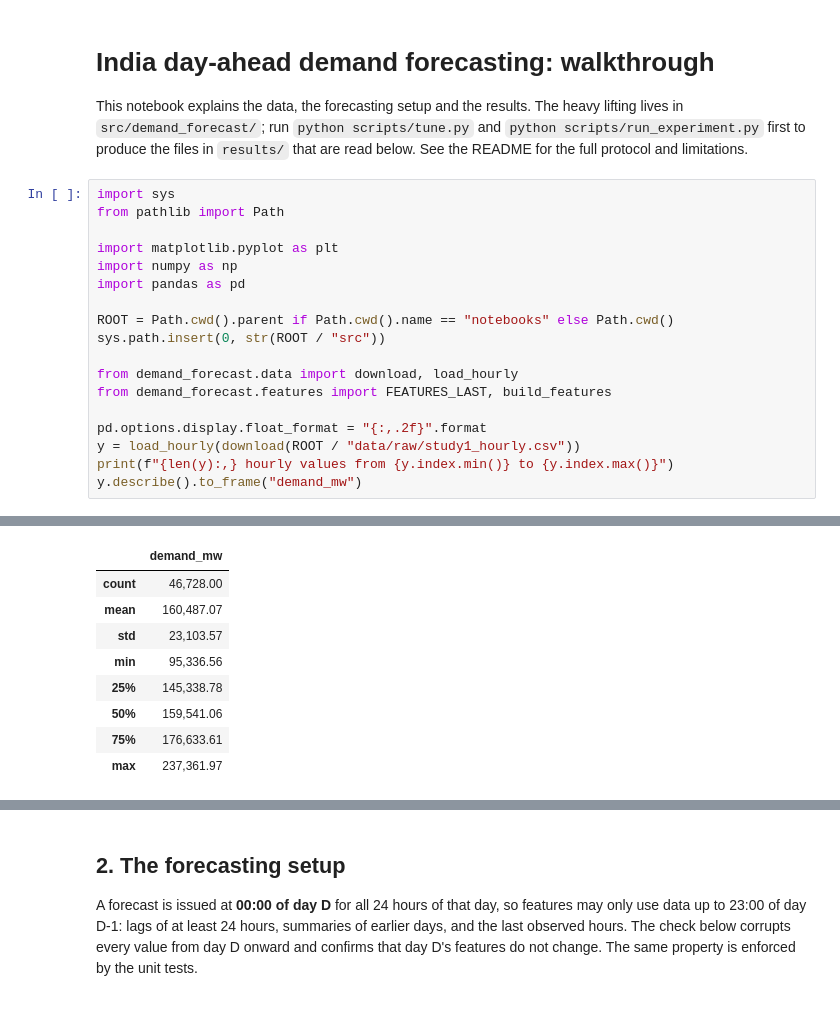
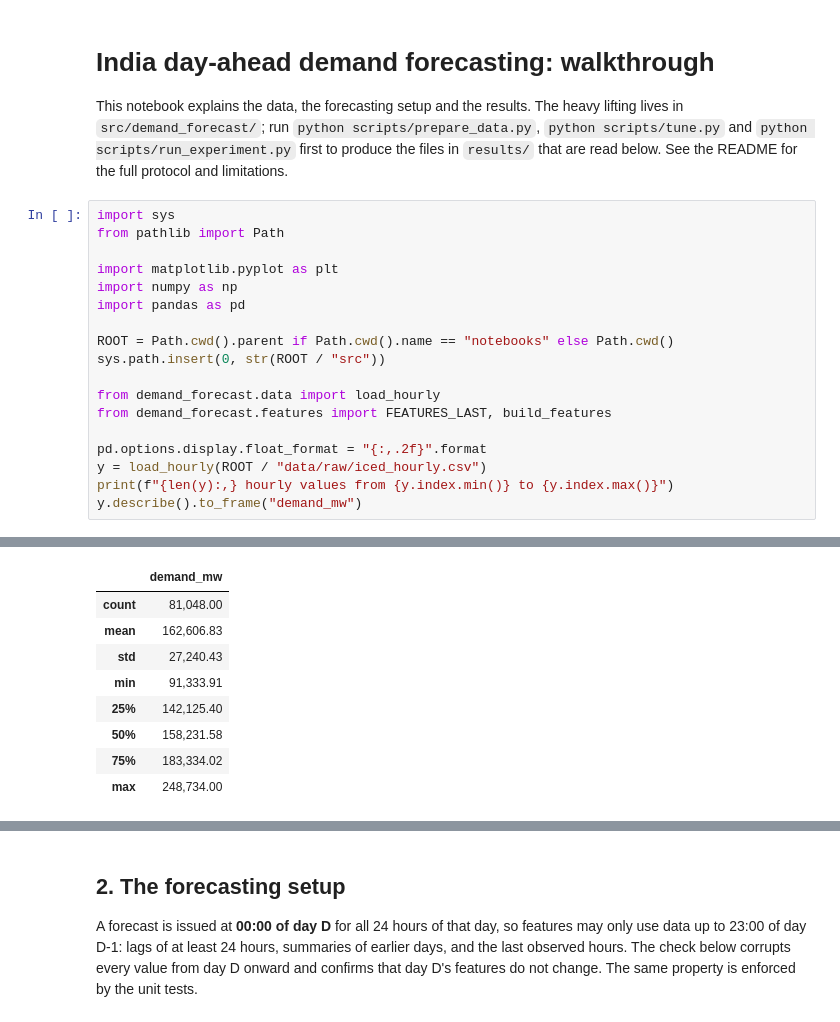
Before and after one commit to ankitsharmaMCET/india-demand-forecasting, a Jupyter notebook: notebooks/walkthrough.ipynb, the cells around one changed output, grey strips where cells are left out. Cells and saved outputs as stored; diff of their text form.

```diff
--- a/notebooks/walkthrough.ipynb
+++ b/notebooks/walkthrough.ipynb
@@ -1,7 +1,7 @@
 # %% [markdown]
 # India day-ahead demand forecasting: walkthrough
 
-This notebook explains the data, the forecasting setup and the results. The heavy lifting lives in `src/demand_forecast/`; run `python scripts/tune.py` and `python scripts/run_experiment.py` first to produce the files in `results/` that are read below. See the README for the full protocol and limitations.
+This notebook explains the data, the forecasting setup and the results. The heavy lifting lives in `src/demand_forecast/`; run `python scripts/prepare_data.py`, `python scripts/tune.py` and `python scripts/run_experiment.py` first to produce the files in `results/` that are read below. See the README for the full protocol and limitations.
 # %%
 import sys
 from pathlib import Path
@@ -13,11 +13,11 @@ import pandas as pd
 ROOT = Path.cwd().parent if Path.cwd().name == "notebooks" else Path.cwd()
 sys.path.insert(0, str(ROOT / "src"))
 
-from demand_forecast.data import download, load_hourly
+from demand_forecast.data import load_hourly
 from demand_forecast.features import FEATURES_LAST, build_features
 
 pd.options.display.float_format = "{:,.2f}".format
-y = load_hourly(download(ROOT / "data/raw/study1_hourly.csv"))
+y = load_hourly(ROOT / "data/raw/iced_hourly.csv")
 print(f"{len(y):,} hourly values from {y.index.min()} to {y.index.max()}")
 y.describe().to_frame("demand_mw")
 # %% [output]
@@ -25,12 +25,12 @@ y.describe().to_frame("demand_mw")
 |  | demand_mw |
-| count | 46,728.00 |
-| mean | 160,487.07 |
-| std | 23,103.57 |
-| min | 95,336.56 |
-| 25% | 145,338.78 |
-| 50% | 159,541.06 |
-| 75% | 176,633.61 |
-| max | 237,361.97 |
+| count | 81,048.00 |
+| mean | 162,606.83 |
+| std | 27,240.43 |
+| min | 91,333.91 |
+| 25% | 142,125.40 |
+| 50% | 158,231.58 |
+| 75% | 183,334.02 |
+| max | 248,734.00 |
 # %% [markdown]
 ## 1. The data
 
```
Also changed, not shown: parts of 9 cells of this notebook, 24 other files.
